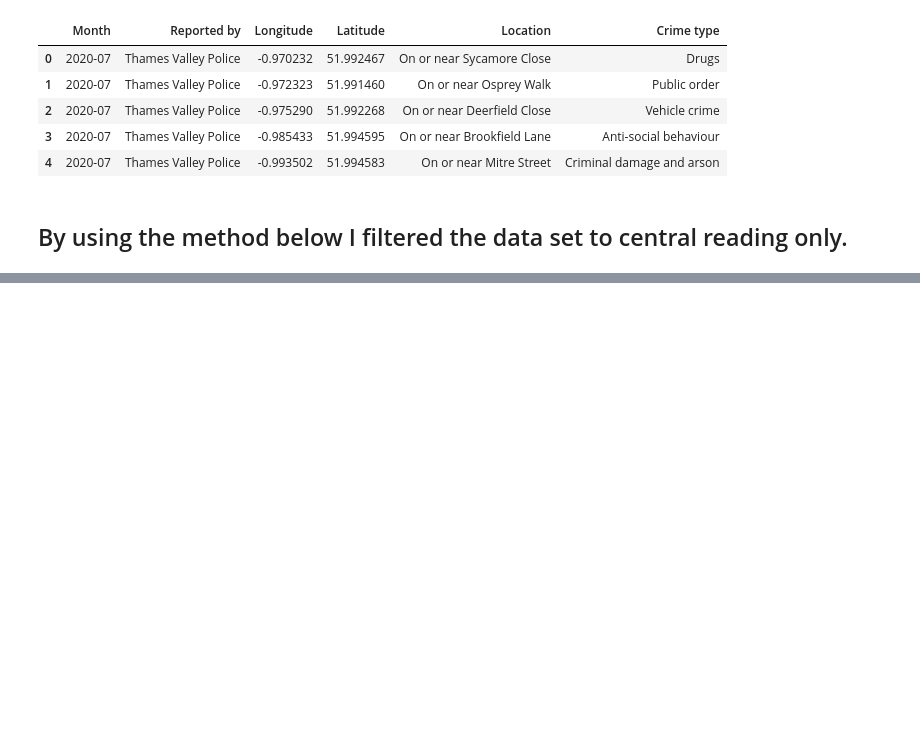
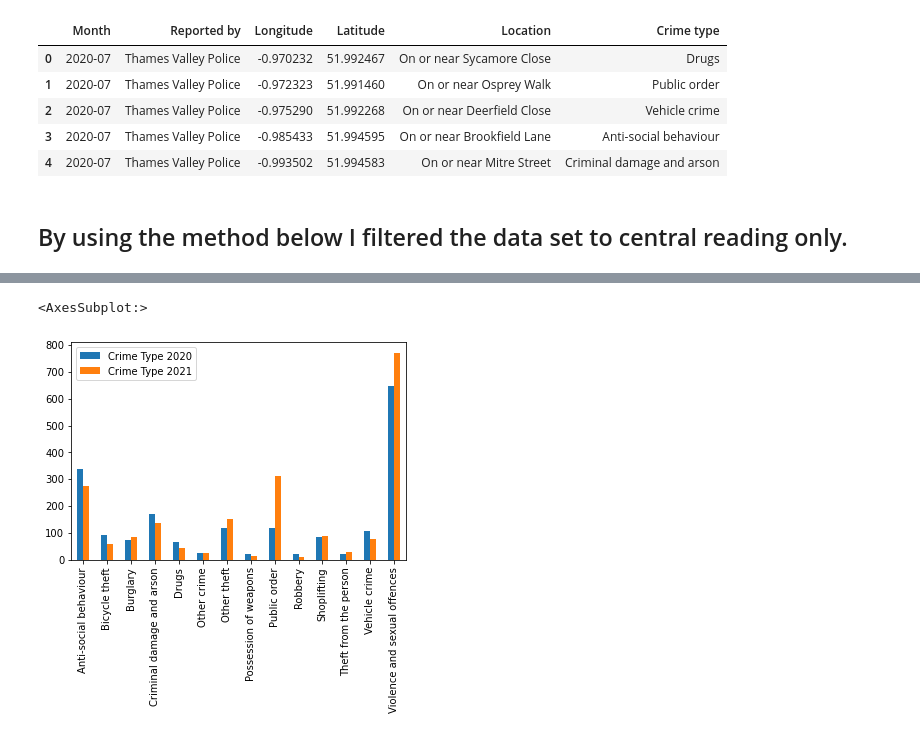
Before and after one commit to kaancor/Reading-Crime-Analysis, a Jupyter notebook: Reading_crime_analysis.ipynb, the cells around one changed output, grey strips where cells are left out. Saved outputs shown, nothing was run; the diff lists cells and outputs as text; code cells hidden in the pictures; blank space fills up the shorter version.

Commit message:
Merges dataframes and adds them to the same graph

```diff
--- a/Reading_crime_analysis.ipynb
+++ b/Reading_crime_analysis.ipynb
@@ -52,3 +52,5 @@ Name: Latitude, Length: 2989, dtype: float64
 # %%
 df.dropna(inplace=True)
 df.groupby('Crime type').count()
+
+df_2021 = df.copy()
@@ -178,0 +135,6 @@ Name: Crime type, Length: 2086, dtype: object>
+# %%
+crimes_2020 = df_2020['Crime type']
+crimes_2021 = df_2021['Crime type']
+
+df_m = pd.DataFrame({'crimes_2020': pd.Series(crimes_2020), 'crimes_2021': pd.Series(crimes_2021)})
+df_m
@@ -178,0 +155,18 @@ Name: Crime type, Length: 2086, dtype: object>
+# %%
+crime_count_2020_list = []
+crime_type_2020 = df_m['crimes_2020'].unique()
+crime_type_2020 = [x for x in crime_count_2021 if x == x]
+for i in range(len(crime_count_2020)):
+    crime_count_2020_list.append(crime_count_2020[i])
+
+
+crime_count_2021_list = []
+crime_type_2021 = df_m['crimes_2021'].unique()
+crime_type_2021 = [x for x in crime_count_2021 if x == x]
+crime_count_2021 = crimes_2021.value_counts()
+for i in range(len(crime_count_2021)):
+    crime_count_2021_list.append(crime_count_2021[i])
+
+
+df_merged = pd.DataFrame({'Crime Type 2020': crime_count_2020, 'Crime Type 2021': crime_count_2021})
+df_merged
@@ -178,0 +189,5 @@ Name: Crime type, Length: 2086, dtype: object>
+# %%
+df_merged.plot(y=['Crime Type 2020','Crime Type 2021'], kind = 'bar')
+# %% [output]
+<AxesSubplot:>
+[figure, added]
```
Also changed, not shown: parts of 5 cells of this notebook.
